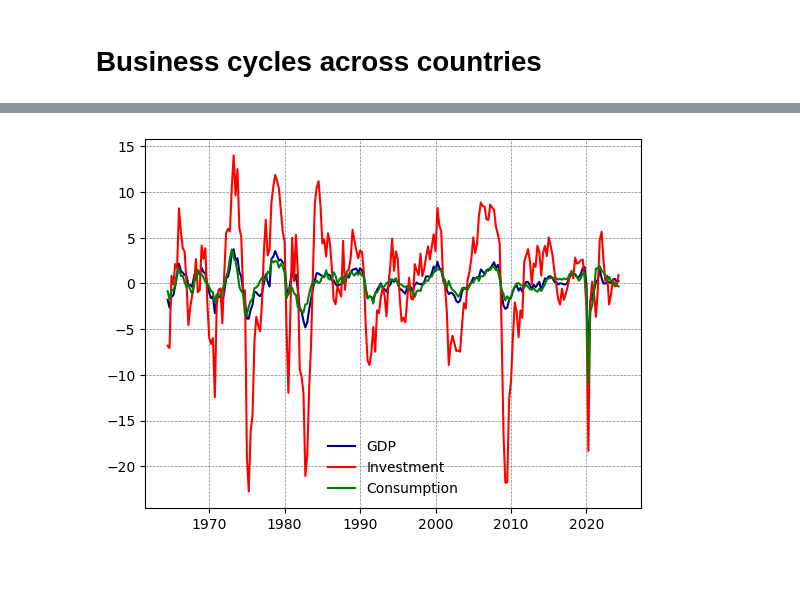
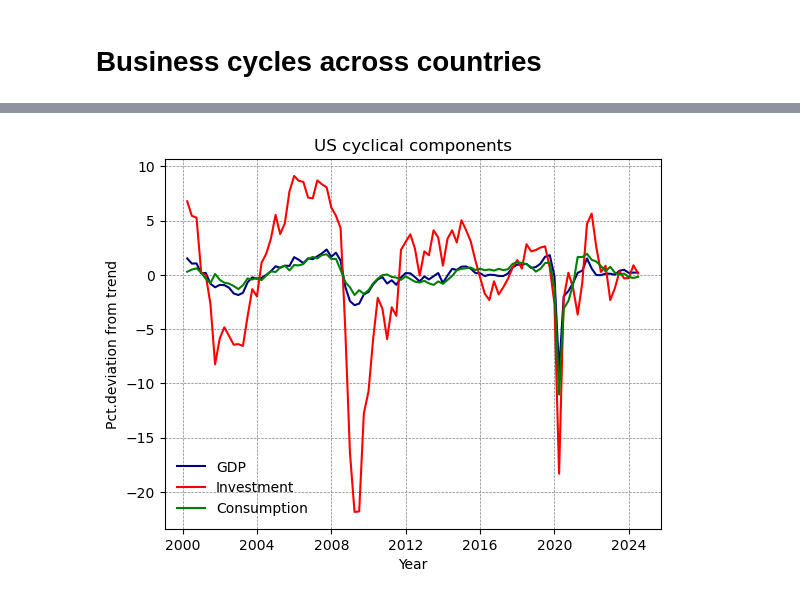
Before and after one commit to anl1313/MacroIII_public, a Jupyter notebook: Assignment 2/BusinessCycles.ipynb, the cells around one changed output, grey strips where cells are left out. Saved outputs shown, nothing was run; the diff lists cells and outputs as text; code cells hidden in the pictures; blank space fills up the shorter version.

```diff
--- a/Assignment 2/BusinessCycles.ipynb
+++ b/Assignment 2/BusinessCycles.ipynb
@@ -25,6 +25,10 @@ tmprec = us_rec*-1 #recession indicator
 us_gdp_df = np.log(us_gdp[70:])
 us_inv_df = np.log(us_inv[70:])
 us_cons_df = np.log(us_cons[70:])
+# only from 2000 and onwards
+us_gdp_df = us_gdp_df[us_gdp_df.index > '2000-01-01']
+us_inv_df = us_inv_df[us_inv_df.index > '2000-01-01']
+us_cons_df = us_cons_df[us_cons_df.index > '2000-01-01']
 
 ## HP Filter, gdp
 cycle, trend = sm.tsa.filters.hpfilter(us_gdp_df, lamb=1600)
@@ -68,13 +72,18 @@ plt.show()
 # %%
 # plot each cyclical component in one graph
 plt.plot(cycle, color = 'navy', label = 'GDP')
 plt.plot(cycle_inv, color = 'red', label = 'Investment')
 plt.plot(cycle_cons, color = 'green', label = 'Consumption')
 plt.legend(frameon=False)
+#only plot values from year 2000 to 2024
+# put titles on x and y axis
+plt.xlabel('Year')
 plt.grid(color = 'grey', linestyle = '--', linewidth = 0.5)
+plt.ylabel('Pct.deviation from trend')
 plt.savefig('us_bc2_cyc.pdf')
+plt.title('US cyclical components')
 plt.show()
 # %% [output]
-[figure, old version]
+[figure, new version]
 # %%
 # same for denmark
```
Also changed, not shown: parts of 37 cells of this notebook, 6 other files.
